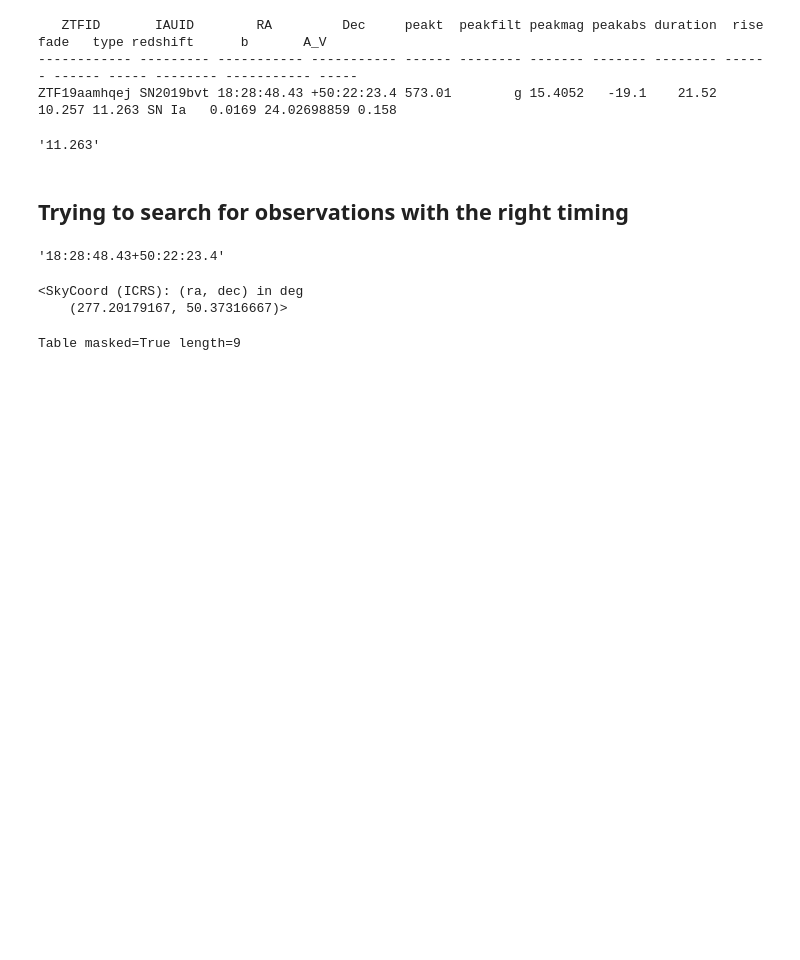
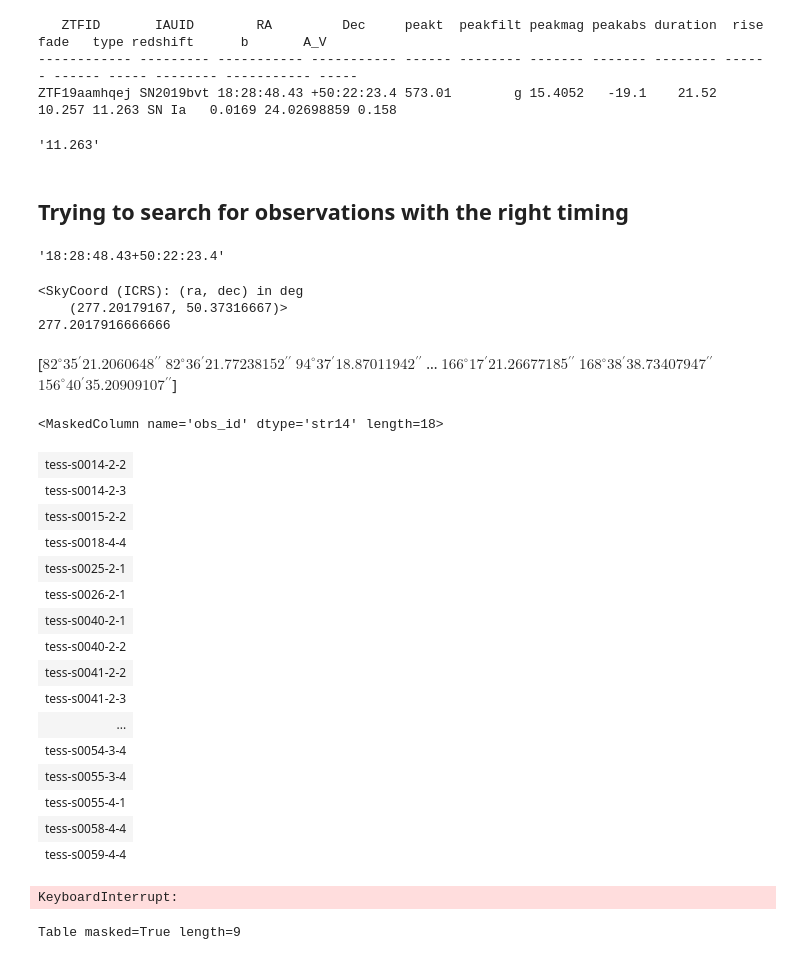
Before and after one commit to spacetelescope/project-tikebook, a Jupyter notebook: transients_nearby_galaxies/transients_nearby_galaxies.ipynb, the cells around one changed output. Saved outputs shown, nothing was run; the diff lists cells and outputs as text; code cells hidden in the pictures; blank space fills up the shorter version.

```diff
--- a/transients_nearby_galaxies/transients_nearby_galaxies.ipynb
+++ b/transients_nearby_galaxies/transients_nearby_galaxies.ipynb
@@ -111,6 +230,44 @@ row['RA']+row['Dec']
 # %%
 c=SkyCoord(row['RA'],row['Dec'],unit=(u.hourangle,u.deg))
 print(c)
+print(c.ra.value)
 # %% [output]
 <SkyCoord (ICRS): (ra, dec) in deg
     (277.20179167, 50.37316667)>
+277.2017916666666
+# %%
+c.separation(SkyCoord(FFIs['s_ra'],FFIs['s_dec'],unit=(u.deg,u.deg)))
+# %% [output]
+[$82^\circ35{}^\prime21.2060648{}^{\prime\prime}$
+ $82^\circ36{}^\prime21.77238152{}^{\prime\prime}$
+ $94^\circ37{}^\prime18.87011942{}^{\prime\prime}$ ...
+ $166^\circ17{}^\prime21.26677185{}^{\prime\prime}$
+ $168^\circ38{}^\prime38.73407947{}^{\prime\prime}$
+ $156^\circ40{}^\prime35.20909107{}^{\prime\prime}$]
+# %%
+FFIs[(c.ra.value>FFIs['RA_min']) & (c.ra.value<FFIs['RA_max']) & (c.dec.value>FFIs['Dec_min']) & (c.dec.value<FFIs['Dec_max']) &
+     (c.separation(SkyCoord(FFIs['s_ra'],FFIs['s_dec'],unit=(u.deg,u.deg)))<8.5*u.deg)]['obs_id']
+# %% [output]
+<MaskedColumn name='obs_id' dtype='str14' length=18>
+| tess-s0014-2-2 |
+| tess-s0014-2-3 |
+| tess-s0015-2-2 |
+| tess-s0018-4-4 |
+| tess-s0025-2-1 |
+| tess-s0026-2-1 |
+| tess-s0040-2-1 |
+| tess-s0040-2-2 |
+| tess-s0041-2-2 |
+| tess-s0041-2-3 |
+| ... |
+| tess-s0054-3-4 |
+| tess-s0055-3-4 |
+| tess-s0055-4-1 |
+| tess-s0058-4-4 |
+| tess-s0059-4-4 |
+# %%
+# Check how many I should get that match by coordinates...
+search_result=lk.search_tesscut(c)
+search_result
+# %% [output]
+KeyboardInterrupt:
```
Also changed, not shown: parts of 14 cells of this notebook.
